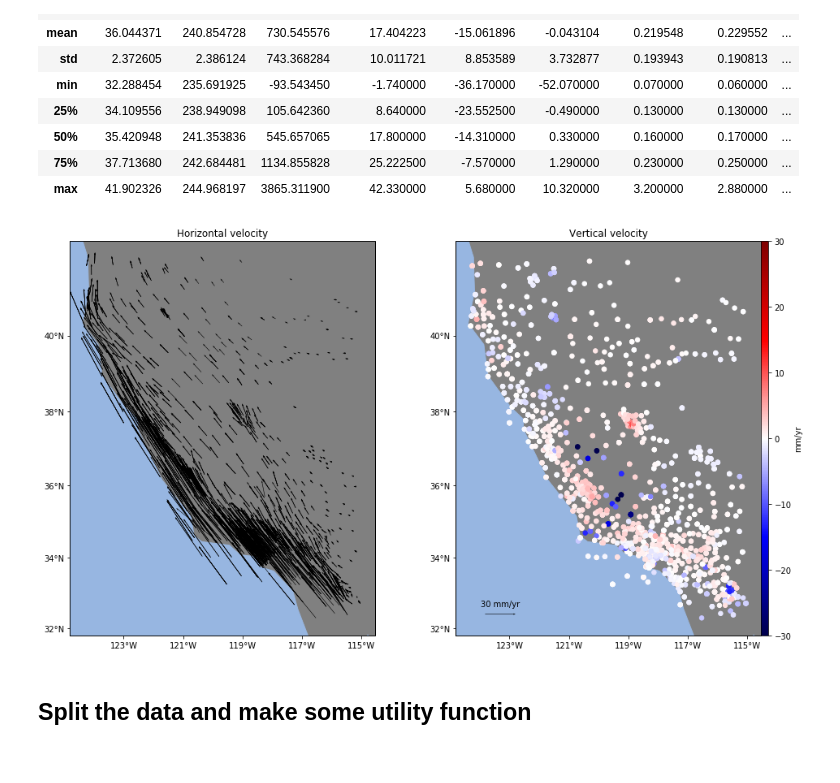
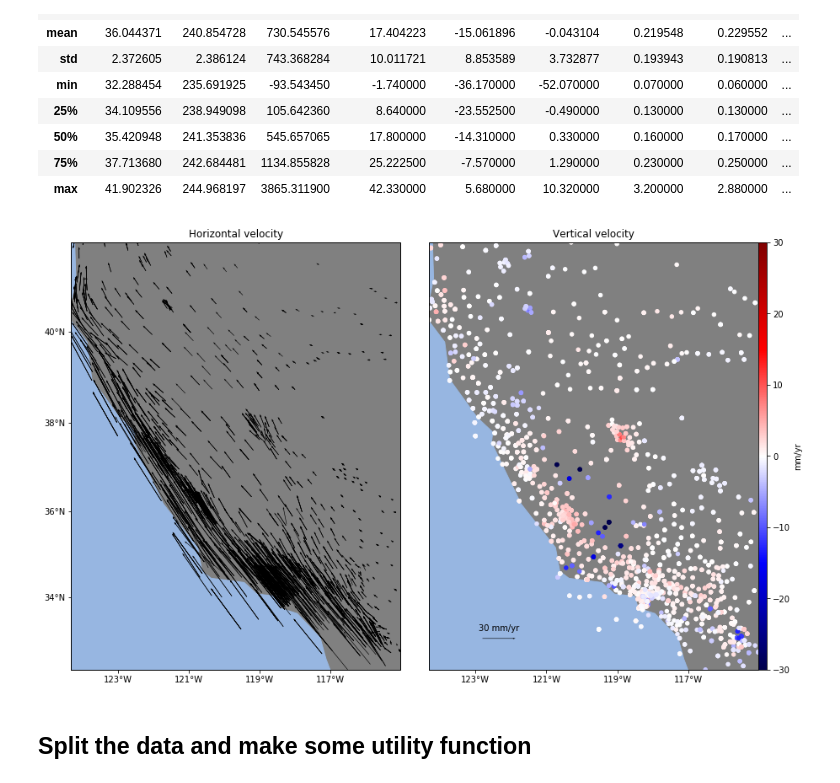
Before and after one commit to leouieda/aogs2018-gps, a Jupyter notebook: code/notebooks/california-data.ipynb, the cells around one changed output. Drawn from its saved outputs; the diff is of its cells as text; code cells hidden in the pictures.

Commit message:
Data figures

```diff
--- a/code/notebooks/california-data.ipynb
+++ b/code/notebooks/california-data.ipynb
@@ -33,9 +35,9 @@ data.describe()
 | 75% | 37.713680 | 242.684481 | 1134.855828 | 25.222500 | -7.570000 | 1.290000 | 0.230000 | 0.250000 | ... |
 | max | 41.902326 | 244.968197 | 3865.311900 | 42.330000 | 5.680000 | 10.320000 | 3.200000 | 2.880000 | ... |
 # %%
-fig, ax = plot_data(data, maxabs=30, pad=0.5, s=30)
+fig, ax = plot_data(data, 'pbo-data', maxabs=30)
 # %% [output]
-[figure, old version]
+[figure, new version]
 # %% [markdown]
 ## Split the data and make some utility function
 # %%
```
Also changed, not shown: parts of 9 cells of this notebook, 6 other files.
